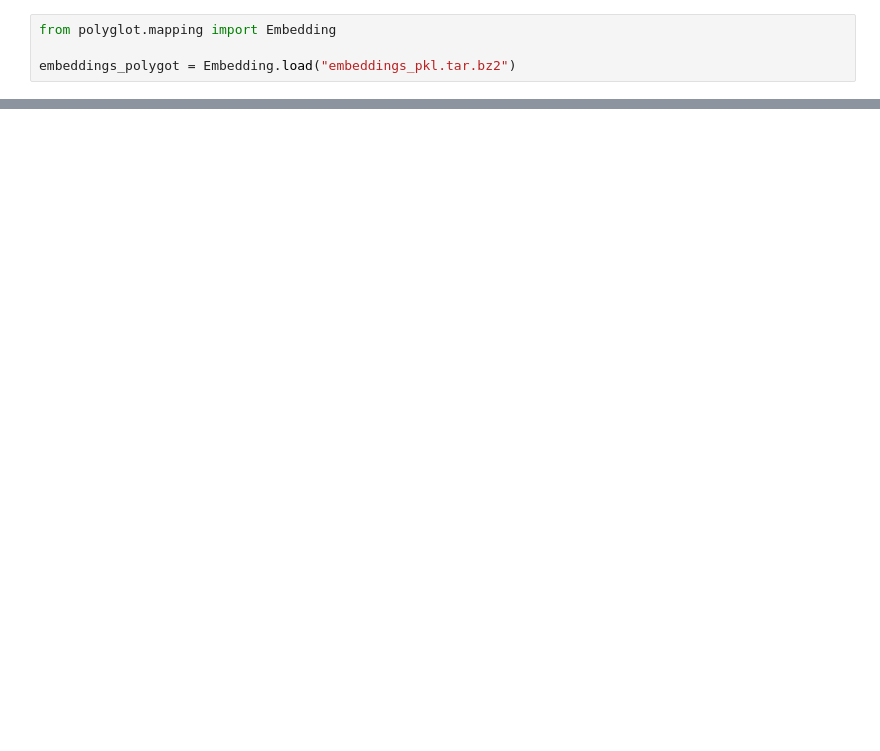
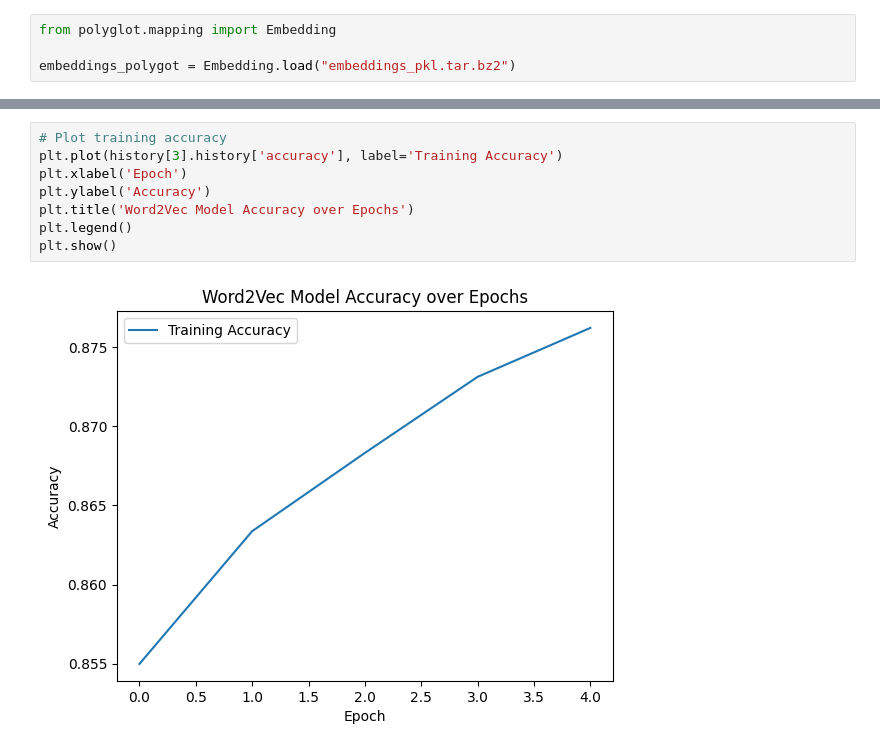
Before and after one commit to rogrammer/NLP_Azerbaijani, a Jupyter notebook: azer.ipynb, the cells around one changed output, grey strips where cells are left out. Saved outputs shown, nothing was run; the diff lists cells and outputs as text; blank space fills up the shorter version.

```diff
--- a/azer.ipynb
+++ b/azer.ipynb
@@ -659,0 +744,10 @@ Accurcy: 0.885952889919281
+# %%
+# Plot training accuracy
+plt.plot(history[3].history['accuracy'], label='Training Accuracy')
+plt.xlabel('Epoch')
+plt.ylabel('Accuracy')
+plt.title('Word2Vec Model Accuracy over Epochs')
+plt.legend()
+plt.show()
+# %% [output]
+[figure, added]
```
Also changed, not shown: parts of 57 cells of this notebook.
